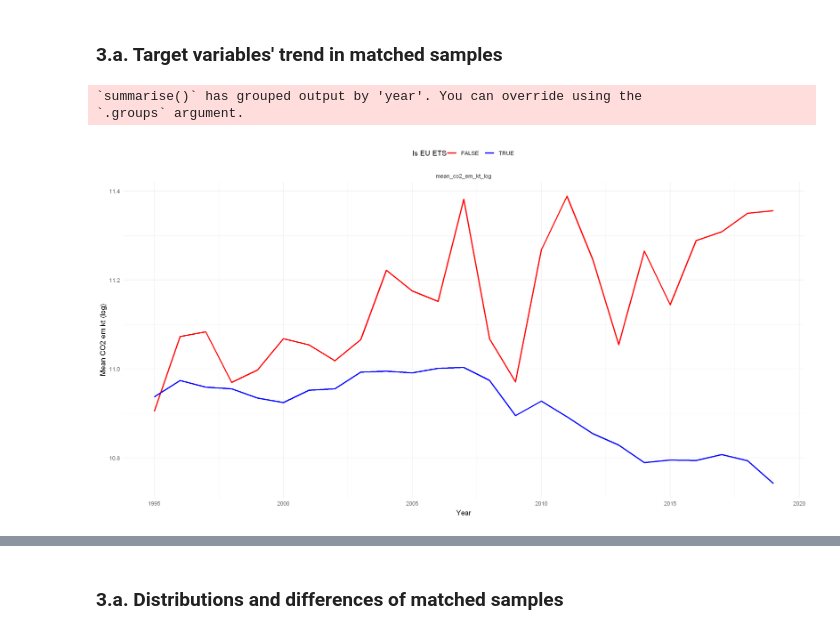
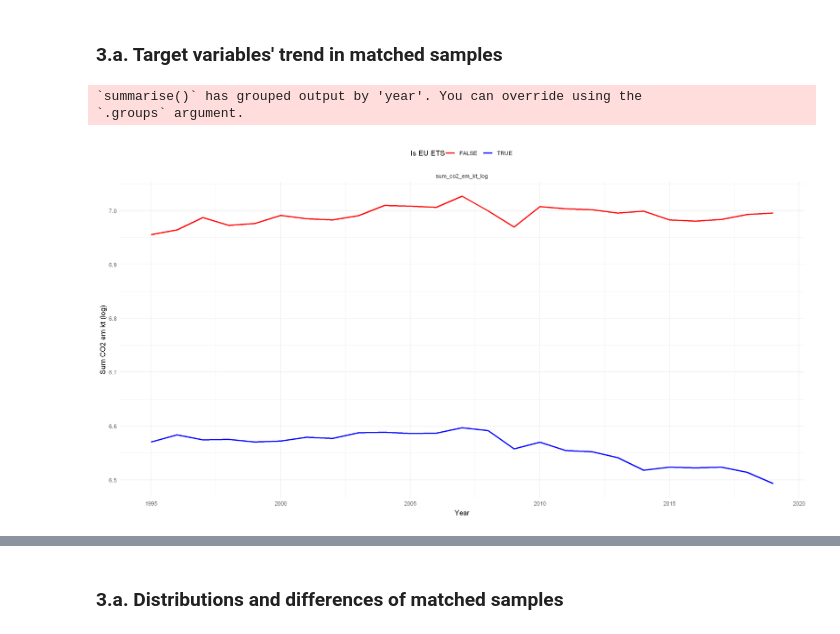
Before and after one commit to huseyinpolat-ds/UW_WNE_DSBA_Master_Thesis_437969, a Jupyter notebook: Thesis_EDA_new_approach.ipynb, the cells around one changed output, grey strips where cells are left out. Saved outputs shown, nothing was run; the diff lists cells and outputs as text; code cells hidden in the pictures.

```diff
--- a/Thesis_EDA_new_approach.ipynb
+++ b/Thesis_EDA_new_approach.ipynb
@@ -966,7 +965,7 @@ A data.frame: 17 × 8
 # Define column order of dataset
 column_order <- c(
     'PM25_Cities_log', 'PM25_rural_log', 'PM25_Total_log', 'PM25_Towns_log', 'PM25_Urban_log',
-    'is_eu_ets', 'free_EUAs_log', 'auctioned_sold_EUAs_log', "co2_em_kt_log",
+    'is_eu_ets', 'free_EUAs_log', 'auctioned_sold_EUAs_log', "co2_em_kt_log", "co2_em_kt",
     'precipitation_log', 'humidity', 'avg_surface_temp_log',
     'gdp_per_capita_log', 'gdp_per_capita_growth_pct', 'recession_binary', 'agriculture_pct_gdp', 'industry_pct_gdp',
     'pop_total_log', 'pop_density_log', 'pop_growth_pct', 'pop_urban_pct_of_total', 'pop_rural_pct_of_total', 'pop_in_largest_city_pct_of_urban_pop'
@@ -978,7 +977,7 @@ all_indicators_final <- all_indicators_final %>% select(all_of(c("country", "yea
 all_indicators_final_plot <- all_indicators_final %>% mutate(
     free_EUAs_log = ifelse(free_EUAs_log == 0, NA, free_EUAs_log),
     auctioned_sold_EUAs_log = ifelse(auctioned_sold_EUAs_log == 0, NA, auctioned_sold_EUAs_log)) %>%
-    select (-co2_em_kt_log) %>%
+    select (-co2_em_kt_log, -co2_em_kt) %>%
     filter(year >= 2010)
 
 # Create a dummy variable for pivot_longer()
@@ -1001,7 +1000,10 @@ plot_vars <- ggplot(selected_variables_long, aes(x = value, y = ..density..)) +
   theme(axis.text.x = element_text(size = 8, color = "black", face = "bold"),
         axis.text.y = element_text(size = 8, color = "black", face = "bold"),
         axis.title = element_text(size = 14, color = "black", face = "bold"),
-        strip.text = element_text(size = 12, color = "black", face = "bold"))
+        strip.text = element_text(size = 12, color = "black", face = "bold"),
+        panel.grid.major.x = element_line(color = "transparent"),  # Remove x-axis gridlines
+        panel.grid.minor.x = element_line(color = "transparent"),  # Remove minor x-axis gridlines
+        panel.grid.minor.y = element_line(color = "transparent"))
 
 plot(plot_vars)
 
@@ -1044,3 +1052,14 @@ Will get back to this point and adjust matching settings after carefully reading
 top_50_non_ets <- all_indicators_final %>% filter(is_eu_ets == "No") %>% select(c(country,co2_em_kt_log,year)) %>% arrange (year,country) %>%
   pivot_wider(names_from = year, values_from = co2_em_kt_log) %>% drop_na() %>% arrange(-`1995`) %>%
   head(100) %>% select(country) %>% unique()
+# %%
+first_phase_countries <- all_indicators_final %>% filter(year == 2005 & is_eu_ets == "Active") %>% select (country) %>% unique()
+all_indicators_matching <- all_indicators_final
+# all_indicators_matching$is_eu_ets <- ifelse(all_indicators_matching$is_eu_ets == "Inactive"
+all_indicators_matching <- all_indicators_matching %>% mutate(is_eu_ets_binary = ifelse(
+  # is_eu_ets == "No",FALSE,TRUE)
+  is_eu_ets == "Inactive" & year < 2005 & country %in% first_phase_countries$country, TRUE,
+  ifelse(is_eu_ets == "Active", TRUE, FALSE))
+  )
+
+all_indicators_matching <- all_indicators_matching %>% filter (!country %in% c("China", "India"))
@@ -1047,14 +1090,4 @@ top_50_non_ets <- all_indicators_final %>% filter(is_eu_ets == "No") %>% select(
 # %%
-all_indicators_matching <- all_indicators_final
-# all_indicators_matching$is_eu_ets <- ifelse(all_indicators_matching$is_eu_ets == "Inactive"
-all_indicators_matching <- all_indicators_matching %>% mutate(is_eu_ets_binary = ifelse(is_eu_ets == "No",FALSE,TRUE)
-  # is_eu_ets == "Inactive" & year >= 2005, FALSE,
-  # ifelse(is_eu_ets == "Inactive" & year < 2005, TRUE,
-  # ifelse(is_eu_ets == "Active", TRUE, FALSE)))
-  )
-
-# all_indicators_final_upto_2005 <- all_indicators_final_upto_2005 %>% filter(is_eu_ets == 1 | country %in% top_50_non_ets$country)
-
 # Perform propensity score matching using the MatchIt package
 # Observed best w avg_surface_temp_log, pop_total_log, pop_density_log, pop_urban_pct_of_total, pop_rural_pct_of_total
   # ,data = all_indicators_final_upto_2005, method = "nearest"
@@ -1069,7 +1102,7 @@ match_obj <- matchit(is_eu_ets_binary ~
                       # + gdp_per_capita_growth_pct
                       # + recession_binary
                       # + agriculture_pct_gdp
-                      # + industry_pct_gdp
+                      + industry_pct_gdp
                       # + pop_total_log
                       + pop_in_largest_city_pct_of_urban_pop
                       # + pop_growth_pct
@@ -1178,28 +1211,28 @@ A data.frame: 50 × 29
 # %%
 # Create a line plot to visualize the mean PM2.5 values for different types of areas (cities, rural, towns, urban, total) over the years
 # The plot shows how the mean PM2.5 values vary over time for EU ETS and non-EU ETS countries
 mean_pm25_of_groups <- matched_subset %>%
   # Calculate the mean PM2.5 values for each type of area (cities, rural, towns, urban, total) for each year and is_eu_ets group
   group_by(year, is_eu_ets_binary) %>%
-  summarise(mean_co2_em_kt_log = mean(co2_em_kt_log)
+  summarise(sum_co2_em_kt_log = log10(sum(co2_em_kt))
     # summarise(mean_PM25_log = mean(PM25_Total_log)
   ) %>%
   # Reshape the data for plotting
-  pivot_longer(cols = mean_co2_em_kt_log,
+  pivot_longer(cols = sum_co2_em_kt_log,
                names_to = "co2_emissions",
-               values_to = "mean_co2_em_kt")
+               values_to = "sum_co2_em_kt_log")
 
 # Plotting
-ggplot(mean_pm25_of_groups, aes(x = year, y = mean_co2_em_kt, color = as.factor(is_eu_ets_binary))) +
+ggplot(mean_pm25_of_groups, aes(x = year, y = sum_co2_em_kt_log, color = as.factor(is_eu_ets_binary))) +
   geom_line(size = 1) +
   scale_color_manual(values = c("FALSE" = "red", "TRUE" = "blue")) +
   facet_wrap(~co2_emissions, scales = "free_y") +
-  labs(x = "Year", y = "Mean CO2 em kt (log)", color = "Is EU ETS") +
+  labs(x = "Year", y = "Sum CO2 em kt (log)", color = "Is EU ETS") +
   theme_minimal() +
   guides(color = guide_legend(title = "Is EU ETS")) +
   scale_x_continuous(breaks = scales::pretty_breaks(n = 5)) +
   theme(legend.position = "top")
 # %% [output]
 `summarise()` has grouped output by 'year'. You can override using the
 `.groups` argument.
-[figure, old version]
+[figure, new version]
```
Also changed, not shown: parts of 20 cells of this notebook.
